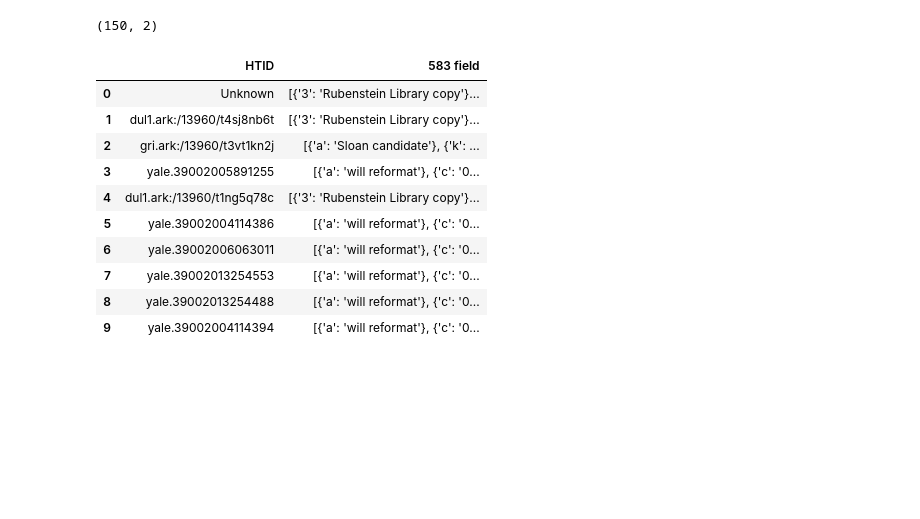
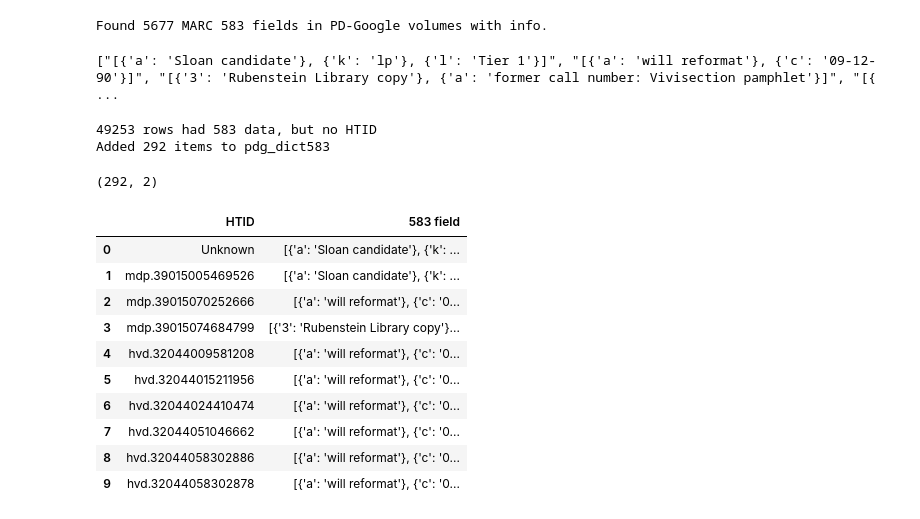
Before and after one commit to rdubnic2/OIDLPP, a Jupyter notebook: 2019 OIDLPP/KD/clean-csv-to-ids-plus-583.ipynb, the cells around one changed output. Saved outputs shown, nothing was run; the diff lists cells and outputs as text; code cells hidden in the pictures; blank space fills up the shorter version.

Commit message:
Latest version of notebook
Notebook now takes a directory of clean CSVs and outputs a clean TSV with HTID and 583 data in columns.

```diff
--- a/2019 OIDLPP/KD/clean-csv-to-ids-plus-583.ipynb
+++ b/2019 OIDLPP/KD/clean-csv-to-ids-plus-583.ipynb
@@ -89,0 +301,51 @@ pd.read_csv?
+# %%
+pdg_list583 = []
+trash = []
+
+for frame in pdg_frame_list:
+    for idx, d in frame['583'].iteritems():
+        str_idx = str(idx)
+        if d == 'na':
+            trash.append(d)
+        else:
+            pdg_list583.append(d)
+
+print(f"Found {len(pdg_list583)} MARC 583 fields in PD-Google volumes with info.")
+# %% [output]
+Found 5677 MARC 583 fields in PD-Google volumes with info.
+# %%
+print(pdg_list583)
+# %% [output]
+["[{'a': 'Sloan candidate'}, {'k': 'lp'}, {'l': 'Tier 1'}]", "[{'a': 'will reformat'}, {'c': '09-12-90'}]", "[{'3': 'Rubenstein Library copy'}, {'a': 'former call number: Vivisection pamphlet'}]", "[{ ...
+# %%
+pdg_list583 = []
+
+pdg_dict583 = {}
+no_htid = 0
+
+for frame in tqdm(pdg_frame_list):
+    for idx, r in frame.iterrows():
+        htid = eval(r['974'])
+        if r['583'] == 'na':
+            continue
+        else:
+            d = eval(r['583'])
+            for i in htid:
+                htid_only = i.get('u')
+                if htid_only != None:
+                    if htid_only in pdg_dict583:
+                        pdg_dict583[htid_only].append(d)
+                    else:
+                        pdg_dict583[htid_only]= d
+                else:
+                    if 'Unknown' in pdg_dict583:
+                        pdg_dict583['Unknown'].append(d)
+                    else:
+                        pdg_dict583['Unknown'] = d
+                    no_htid += 1
+
+print(f"{no_htid} rows had 583 data, but no HTID")
+print(f"Added {len(pdg_dict583)} items to pdg_dict583")
+# %% [output]
+49253 rows had 583 data, but no HTID
+Added 292 items to pdg_dict583
@@ -90,20 +356,20 @@ pd.read_csv?
 # %%
 cols = ['HTID','583 field']
 
-df583 = pd.read_csv('restricted-583.txt', names=cols, sep='\t', lineterminator='\n')
+pdg_df583 = pd.read_csv('pdg-583.txt', names=cols, sep='\t', lineterminator='\n')
 
-print(df583.shape)
-df583.head(10)
+print(pdg_df583.shape)
+pdg_df583.head(10)
 # %% [output]
-(150, 2)
+(292, 2)
 |  | HTID | 583 field |
-| 0 | Unknown | [{'3': 'Rubenstein Library copy'}... |
-| 1 | dul1.ark:/13960/t4sj8nb6t | [{'3': 'Rubenstein Library copy'}... |
-| 2 | gri.ark:/13960/t3vt1kn2j | [{'a': 'Sloan candidate'}, {'k': ... |
-| 3 | yale.39002005891255 | [{'a': 'will reformat'}, {'c': '0... |
-| 4 | dul1.ark:/13960/t1ng5q78c | [{'3': 'Rubenstein Library copy'}... |
-| 5 | yale.39002004114386 | [{'a': 'will reformat'}, {'c': '0... |
-| 6 | yale.39002006063011 | [{'a': 'will reformat'}, {'c': '0... |
-| 7 | yale.39002013254553 | [{'a': 'will reformat'}, {'c': '0... |
-| 8 | yale.39002013254488 | [{'a': 'will reformat'}, {'c': '0... |
-| 9 | yale.39002004114394 | [{'a': 'will reformat'}, {'c': '0... |
+| 0 | Unknown | [{'a': 'Sloan candidate'}, {'k': ... |
+| 1 | mdp.39015005469526 | [{'a': 'Sloan candidate'}, {'k': ... |
+| 2 | mdp.39015070252666 | [{'a': 'will reformat'}, {'c': '0... |
+| 3 | mdp.39015074684799 | [{'3': 'Rubenstein Library copy'}... |
+| 4 | hvd.32044009581208 | [{'a': 'will reformat'}, {'c': '0... |
+| 5 | hvd.32044015211956 | [{'a': 'will reformat'}, {'c': '0... |
+| 6 | hvd.32044024410474 | [{'a': 'will reformat'}, {'c': '0... |
+| 7 | hvd.32044051046662 | [{'a': 'will reformat'}, {'c': '0... |
+| 8 | hvd.32044058302886 | [{'a': 'will reformat'}, {'c': '0... |
+| 9 | hvd.32044058302878 | [{'a': 'will reformat'}, {'c': '0... |
```
Also changed, not shown: parts of 31 cells of this notebook.
